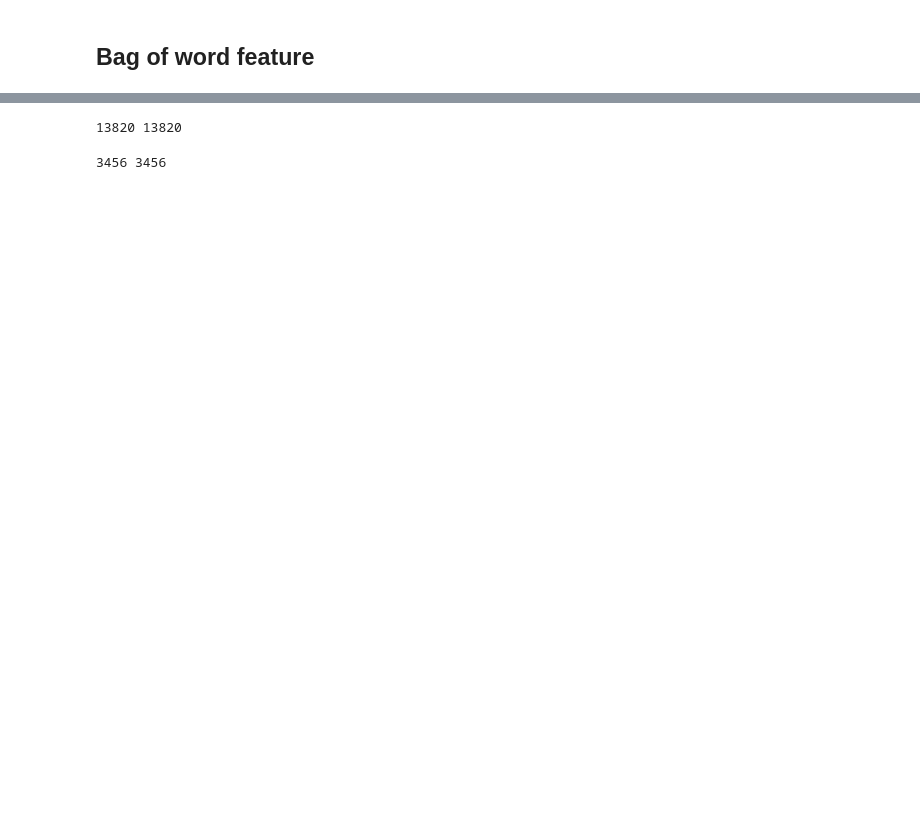
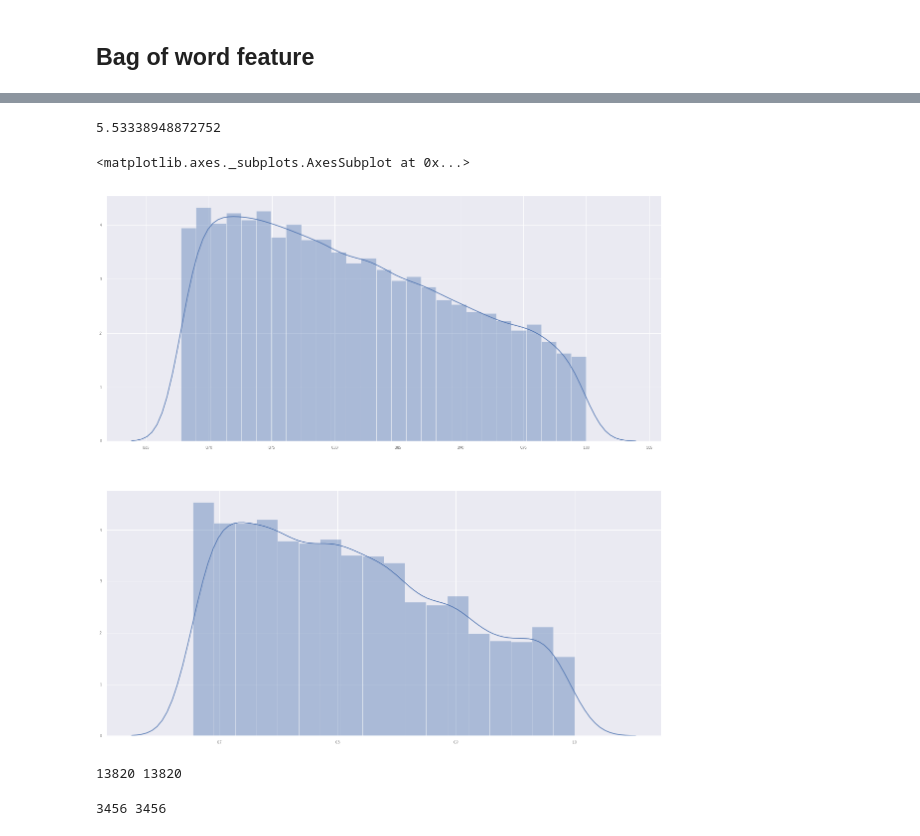
Before and after one commit to arintrongs/NLP_Project, a Jupyter notebook: notebooks/Eye/Notebook6-ModelWIthMoreFeature-thaipbs.ipynb, the cells around one changed output, grey strips where cells are left out. Cells and saved outputs as stored; diff of their text form; code cells hidden in the pictures; blank space fills up the shorter version.

```diff
--- a/notebooks/Eye/Notebook6-ModelWIthMoreFeature-thaipbs.ipynb
+++ b/notebooks/Eye/Notebook6-ModelWIthMoreFeature-thaipbs.ipynb
@@ -134,0 +155,2 @@ for sent in input_pbs_test['token']:
+# %%
+MAXVIEW_log = np.log(input_pbs_train['view']).describe()['max']
@@ -134,0 +163,4 @@ for sent in input_pbs_test['token']:
+# %%
+MINVIEW_log
+# %% [output]
+5.53338948872752
@@ -135,11 +171,26 @@ for sent in input_pbs_test['token']:
 # %%
 inputLabel_train = []
 for view in input_pbs_train['view']:
-    inputLabel_train.append(view/MAXVIEW)
+#     inputLabel_train.append((view-view_mean)/view_sd)
+#     inputLabel_train.append((np.log(view)-MINVIEW_log)/diff_log)
+
+    inputLabel_train.append(np.log(view)/MAXVIEW_log)
+#     inputLabel_train.append(view/MAXVIEW)
 # %%
 inputLabel_test = []
 for view in input_pbs_test['view']:
-    inputLabel_test.append(view/MAXVIEW)
+#     inputLabel_test.append((view-view_mean)/view_sd)
+#     inputLabel_test.append((np.log(view)-MINVIEW_log)/diff_log)
+    inputLabel_test.append(np.log(view)/MAXVIEW_log)
+
+#     inputLabel_test.append(view/MAXVIEW)
+# %%
+f, axarr = plt.subplots(2, figsize=(20,20))
+sns.distplot(inputLabel_train,ax=axarr[0])
+sns.distplot(inputLabel_test,ax=axarr[1])
+# %% [output]
+<matplotlib.axes._subplots.AxesSubplot at 0x...>
+[figure, added]
 # %%
 print(len(inputText_train),len(inputLabel_train))
 # %% [output]
```
Also changed, not shown: parts of 44 cells of this notebook, 22 other files.
